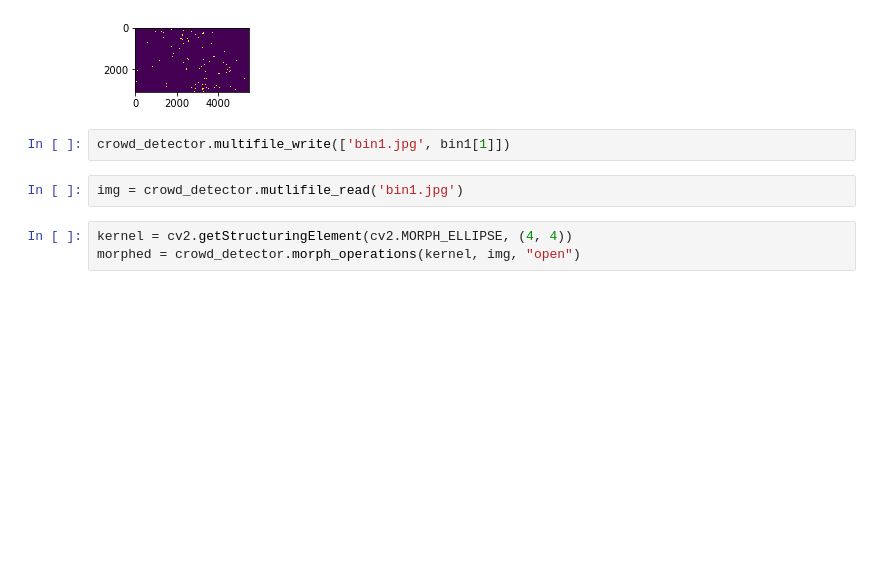
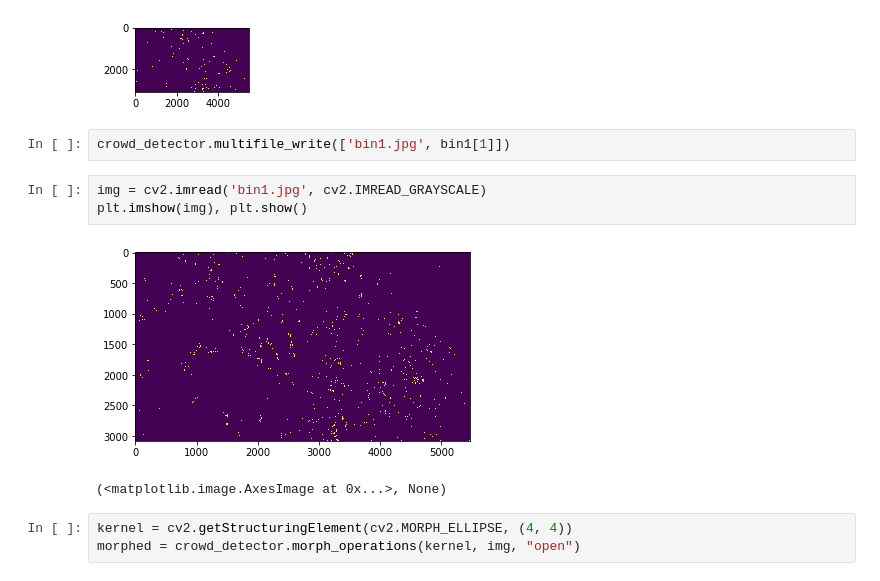
Before and after one commit to surajpaib/CrowdEstimationchallenge, a Jupyter notebook: crowd_estimator.ipynb, the cells around one changed output. Cells and saved outputs as stored; diff of their text form; blank space fills up the shorter version.

```diff
--- a/crowd_estimator.ipynb
+++ b/crowd_estimator.ipynb
@@ -54,8 +55,12 @@ plt.show()
 [figure]
 # %%
 crowd_detector.multifile_write(['bin1.jpg', bin1[1]])
-# %%
-img = crowd_detector.mutlifile_read('bin1.jpg')
+# %%
+img = cv2.imread('bin1.jpg', cv2.IMREAD_GRAYSCALE)
+plt.imshow(img), plt.show()
+# %% [output]
+[figure, added]
+(<matplotlib.image.AxesImage at 0x...>, None)
 # %%
 kernel = cv2.getStructuringElement(cv2.MORPH_ELLIPSE, (4, 4))
 morphed = crowd_detector.morph_operations(kernel, img, "open")
```
Also changed, not shown: parts of 6 cells of this notebook, 4 other files.
